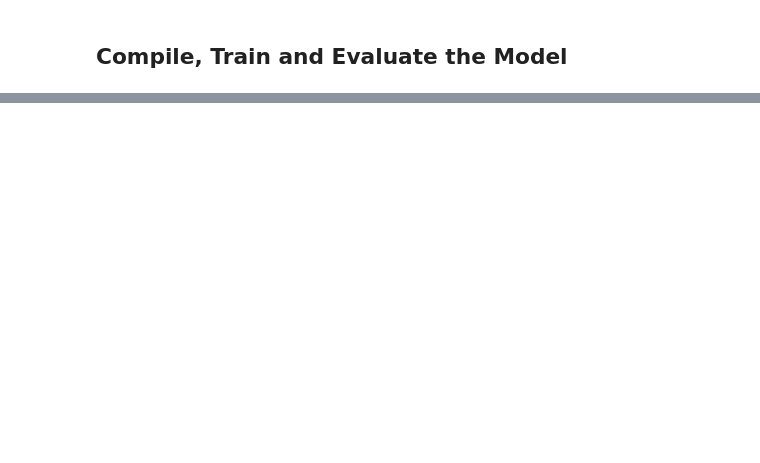
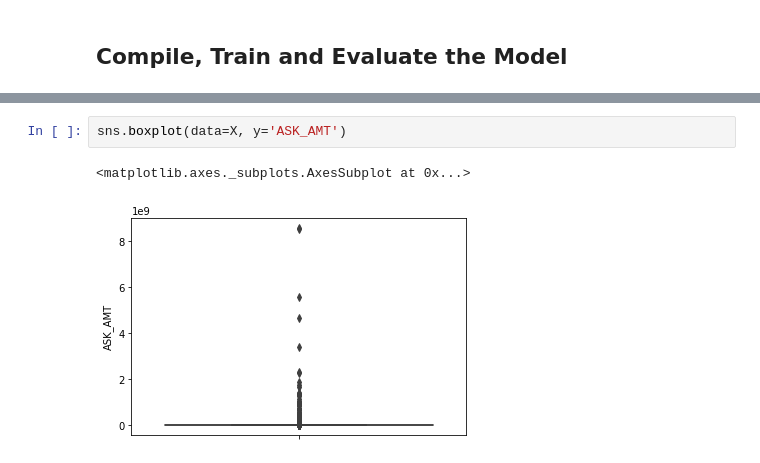
Before and after one commit to MohanPanga/deep_learning, a Jupyter notebook: AlphabetSoupCharity_Optimization.ipynb, the cells around one changed output, grey strips where cells are left out. Drawn from its saved outputs; the diff is of its cells as text; blank space fills up the shorter version.

```diff
--- a/AlphabetSoupCharity_Optimization.ipynb
+++ b/AlphabetSoupCharity_Optimization.ipynb
@@ -288,0 +375,5 @@ nn.save("neural_network.h5")
+# %%
+sns.boxplot(data=X, y='ASK_AMT')
+# %% [output]
+<matplotlib.axes._subplots.AxesSubplot at 0x...>
+[figure, added]
```
Also changed, not shown: parts of 34 cells of this notebook, 5 other files.
